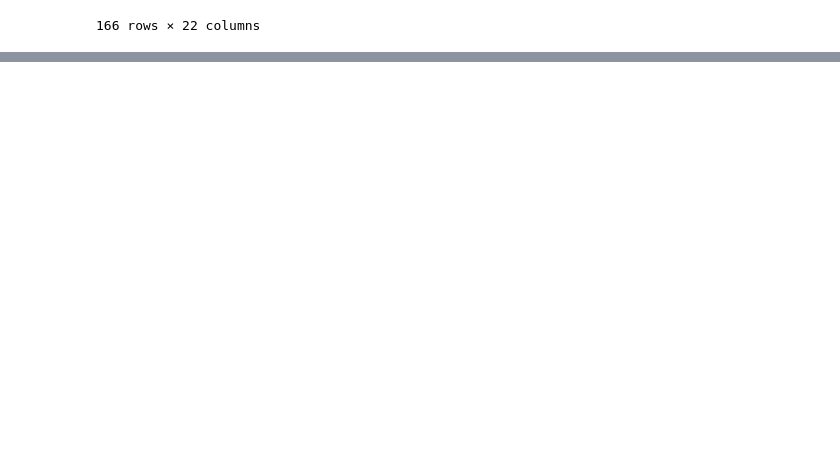
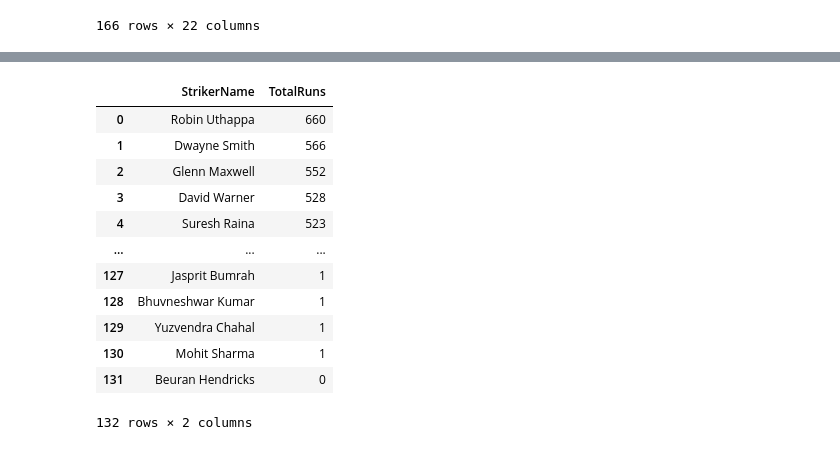
Before and after one commit to athuljain2311/Regression_Projects, a Jupyter notebook: ipl_data_analysis/seasonwise_batter_data_preprocessing.ipynb, the cells around one changed output, grey strips where cells are left out. Saved outputs shown, nothing was run; the diff lists cells and outputs as text; code cells hidden in the pictures; blank space fills up the shorter version.

```diff
--- a/ipl_data_analysis/seasonwise_batter_data_preprocessing.ipynb
+++ b/ipl_data_analysis/seasonwise_batter_data_preprocessing.ipynb
@@ -670,0 +705,16 @@ for year in range(2008,2024):
+# %%
+dfs[2014][['StrikerName','TotalRuns']]
+# %% [output]
+|  | StrikerName | TotalRuns |
+| 0 | Robin Uthappa | 660 |
+| 1 | Dwayne Smith | 566 |
+| 2 | Glenn Maxwell | 552 |
+| 3 | David Warner | 528 |
+| 4 | Suresh Raina | 523 |
+| ... | ... | ... |
+| 127 | Jasprit Bumrah | 1 |
+| 128 | Bhuvneshwar Kumar | 1 |
+| 129 | Yuzvendra Chahal | 1 |
+| 130 | Mohit Sharma | 1 |
+| 131 | Beuran Hendricks | 0 |
+132 rows × 2 columns
```
Also changed, not shown: parts of 11 cells of this notebook, 18 other files.
